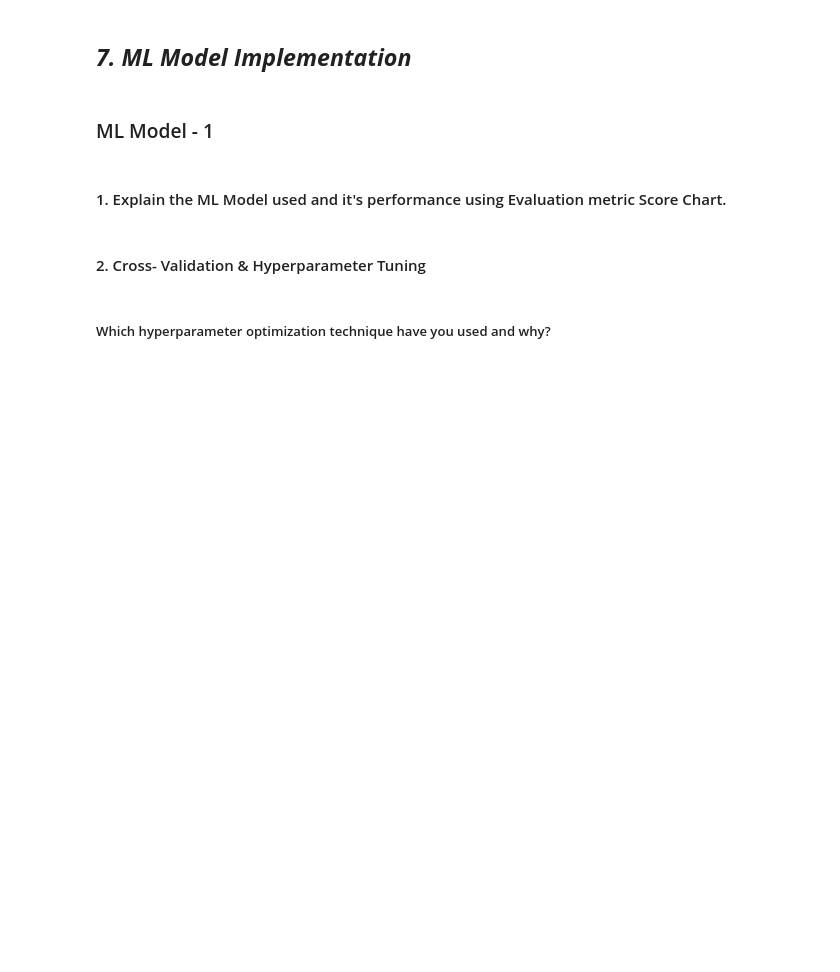
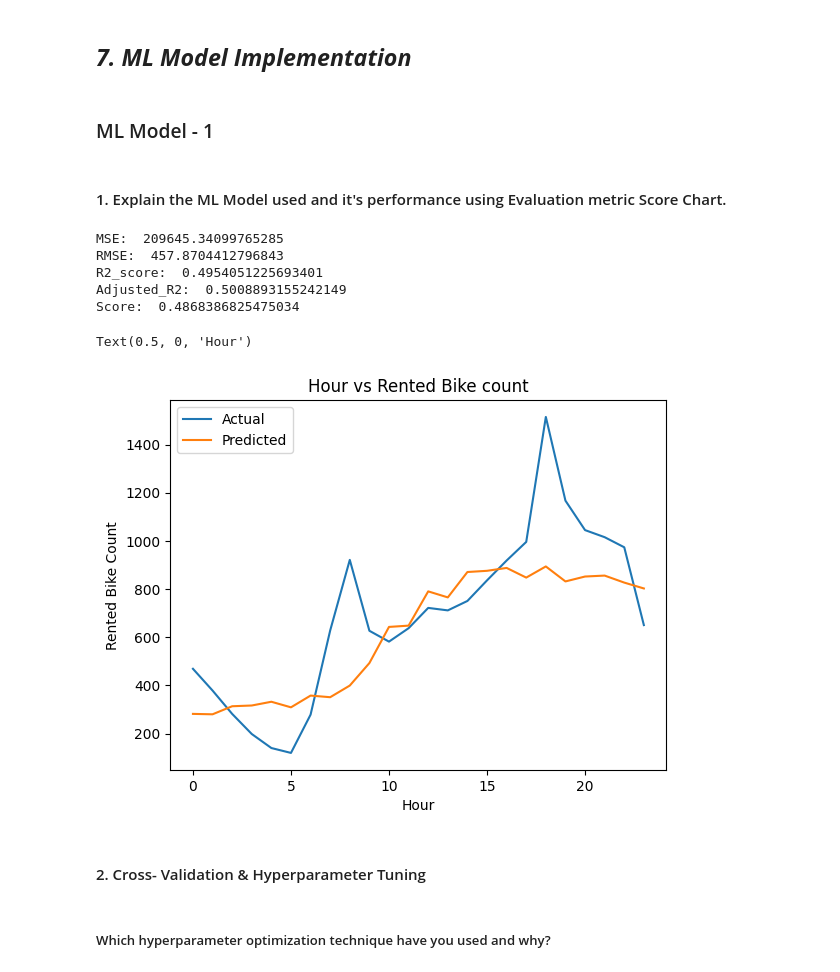
Before and after one commit to RayedShamim/Regression-Capstone-Seoul-Bike-Sharing-Capstone-Project, a Jupyter notebook: Capstone_Bike_Sharing_Demand_Prediction_ML_Submission.ipynb, the cells around one changed output. Saved outputs shown, nothing was run; the diff lists cells and outputs as text; code cells hidden in the pictures; blank space fills up the shorter version.

Commit message:
Doing Linear Regression

```diff
--- a/Capstone_Bike_Sharing_Demand_Prediction_ML_Submission.ipynb
+++ b/Capstone_Bike_Sharing_Demand_Prediction_ML_Submission.ipynb
@@ -878,0 +937,7 @@ Answer Here.
+# %%
+print('We see that columns Visibility (10m) and Solar Radiation have increased the difference between mean and median, hence these columns cannot be transformed.')
+print('And since we need to have normalised columns for better working of our model, we will be removing these two columns.')
+
+# Removing columns Visibility and Solar Radiation
+model_df = copy_df.drop(columns=['Visibility (10m)','Solar Radiation (MJ/m2)'],axis=1)
+model_df
@@ -879,3 +960,6 @@ Answer Here.
+# %%
+# Applying Square root Transformation on Rented Bike Count Column
+model_df['Rented Bike Count'] = np.sqrt(copy_df['Rented Bike Count'])
 # %% [markdown]
 ### 6. Data Scaling
 # %%
@@ -898,3 +982,6 @@ Answer Here.
 ### 8. Data Splitting
 # %%
 # Split your data to train and test. Choose Splitting ratio wisely.
+X = model_df.drop(columns=['Rented Bike Count'],axis=1)
+Y = model_df['Rented Bike Count']
+x_train, x_test, y_train, y_test = train_test_split(X,Y,test_size=0.20,random_state=2)
@@ -920,9 +1010,10 @@ Answer Here.
 ### ML Model - 1
 # %%
 # ML Model - 1 Implementation
-
+linear_model = LinearRegression()
 # Fit the Algorithm
-
+linear_model.fit(x_train,y_train)
 # Predict on the model
+y_pred = linear_model.predict(x_test)
 # %% [markdown]
 #### 1. Explain the ML Model used and it's performance using Evaluation metric Score Chart.
@@ -931,3 +1020,33 @@ Answer Here.
+# %%
+# Visualizing evaluation Metric Score chart
+mse = mean_squared_error(y_test**2,y_pred**2)
+print('MSE: ',mse)
+
+rmse = np.sqrt(mean_squared_error(y_test**2,y_pred**2))
+print('RMSE: ',rmse)
+
+r2 = r2_score(y_test**2,y_pred**2)
+print('R2_score: ',r2)
+
+adjusted_r2 = (1-r2*((x_test.shape[0]-1)/(x_test.shape[0]-x_test.shape[1]-1)))
+print('Adjusted_R2: ',adjusted_r2)
+
+print('Model Score: ',linear_model.score(x_train,y_train))
+# %% [output]
+MSE:  209645.34099765285
+RMSE:  457.8704412796843
+R2_score:  0.4954051225693401
+Adjusted_R2:  0.5008893155242149
+Score:  0.4868386825475034
+# %%
+d1 = pd.DataFrame({'Hour':x_test['Hour'],'Actual':y_test**2,'Predicted':y_pred**2})
+d1.groupby('Hour').agg({'Actual':'mean','Predicted':'mean'}).plot()
+plt.title('Hour vs Rented Bike count')
+plt.ylabel('Rented Bike Count')
+plt.xlabel('Hour')
+# %% [output]
+Text(0.5, 0, 'Hour')
+[figure, added]
 # %% [markdown]
 #### 2. Cross- Validation & Hyperparameter Tuning
 # %%
```
Also changed, not shown: parts of 54 cells of this notebook.
